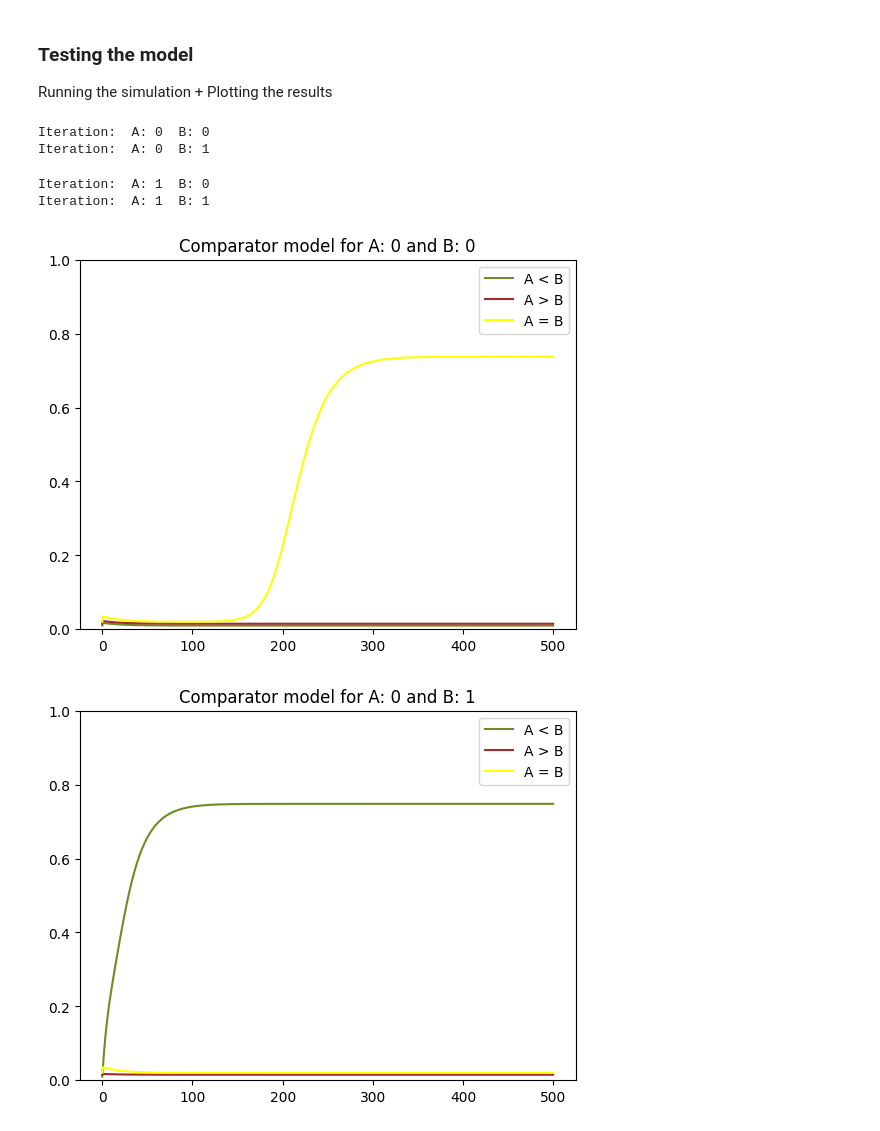
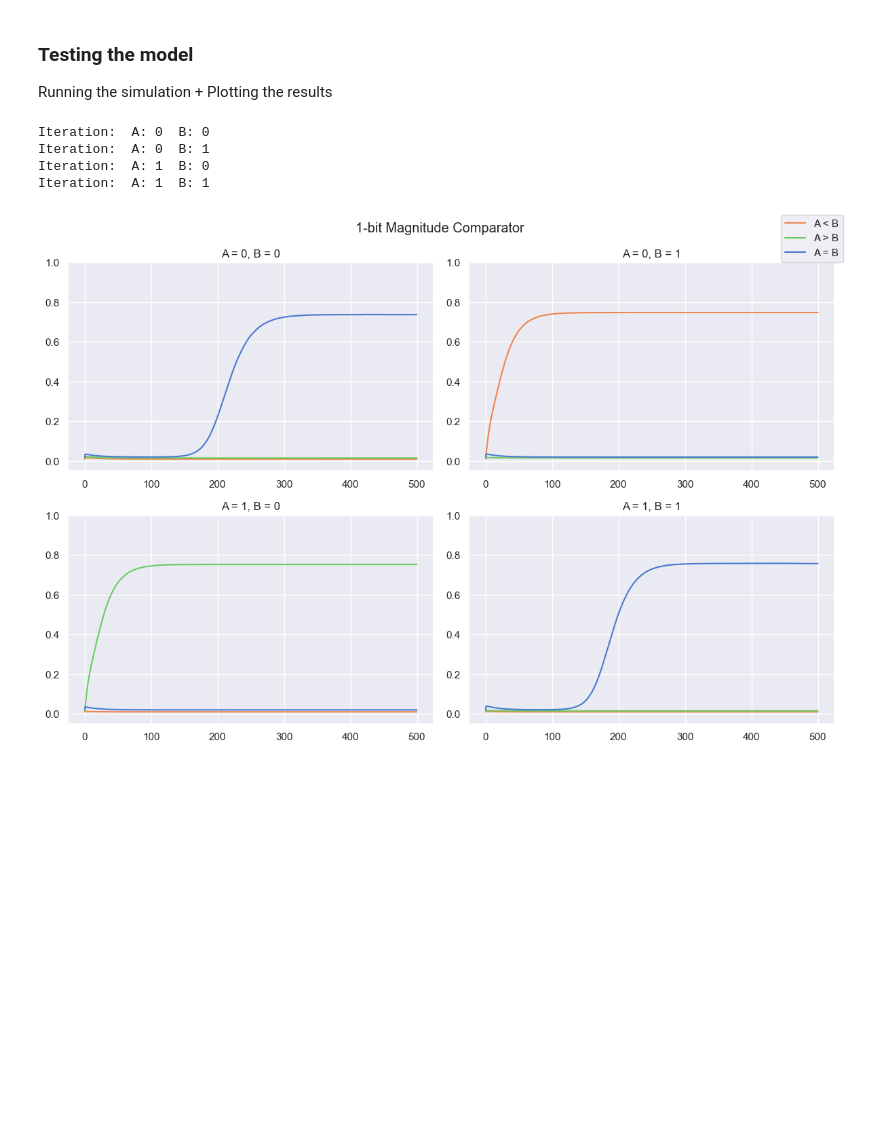
Before and after one commit to ziga7631/CBLB-Comparators, a Jupyter notebook: 1_bit_magnitude_comparator.ipynb, the cells around one changed output. Saved outputs shown, nothing was run; the diff lists cells and outputs as text; code cells hidden in the pictures; blank space fills up the shorter version.

```diff
--- a/1_bit_magnitude_comparator.ipynb
+++ b/1_bit_magnitude_comparator.ipynb
@@ -104,46 +101,60 @@ params = [delta_L,
 # %% [markdown]
 ### Testing the model
 Running the simulation + Plotting the results
+# %%
+import seaborn as sns
+sns.set_theme(style="darkgrid")
 # %%
 t_end = 500
 N = t_end * 10
 T = np.linspace(0, t_end, N)
 
+fig, ax = plt.subplots(nrows=2, ncols=2, figsize=(12, 8))
+iteration_a = -1
+iteration_b = 0
 for A in range(2):
+    iteration_a += 1
+    iteration_b = 0
     for B in range(2):
         print("Iteration: ", "A:", A, " B:", B)
         Y0 = np.zeros(16)
         Y0[8] = A
         Y0[9] = B
         sol = solve_ivp(comparator_model, [0, t_end], Y0, args=params, dense_output=True)
         z = sol.sol(T)
         # Results are in I2, I4, I6
         # Value of A
         value_a = np.full(N, A)
         # Value of B
         value_b = np.full(N, B)
         # Value of A < B
         a_less_than_b =  z.T[:, 11]
         # Value of A > B
         a_more_than_b = z.T[:, 13]
         # Value of A = B
         a_equal_b = z.T[:, 15]
-        fig, ax = plt.subplots()
         #ax.plot(T, value_a, color="red", label="A")
         #ax.plot(T, value_b, color="blue", label="B")
-        ax.set_ylim(bottom=0, top=1)
-        ax.plot(T, a_less_than_b + 0.01, color="olivedrab", label="A < B")
-        ax.plot(T, a_more_than_b + 0.015, color="brown", label="A > B")
-        ax.plot(T, a_equal_b + 0.02, color="yellow", label="A = B")
-        ax.legend()
-        title = "Comparator model for A: {a_bit} and B: {b_bit}".format(a_bit = A, b_bit = B)
-        filename = "slike/1_bit_magnitude_comparator/png/comparator_A{a_bit}_B{b_bit}".format(a_bit = A, b_bit = B)
-        ax.set_title(title)
-        fig.savefig(filename)
+        ax[iteration_a, iteration_b].set_ylim(bottom=-0.05, top=1)
+        if iteration_a == 0 and iteration_b == 0:
+            ax[iteration_a, iteration_b].plot(T, a_less_than_b + 0.01, color=sns.color_palette("muted")[1], label="A < B")
+            ax[iteration_a, iteration_b].plot(T, a_more_than_b + 0.015, color=sns.color_palette("muted")[2], label="A > B")
+            ax[iteration_a, iteration_b].plot(T, a_equal_b + 0.02, color=sns.color_palette("muted")[0], label="A = B")
+        else:
+            ax[iteration_a, iteration_b].plot(T, a_less_than_b + 0.01, color=sns.color_palette("muted")[1])
+            ax[iteration_a, iteration_b].plot(T, a_more_than_b + 0.015, color=sns.color_palette("muted")[2])
+            ax[iteration_a, iteration_b].plot(T, a_equal_b + 0.02, color=sns.color_palette("muted")[0])
+        title = "A = {a_bit}, B = {b_bit}".format(a_bit = A, b_bit = B)
+        ax[iteration_a, iteration_b].set_title(title)
+        iteration_b += 1
+filename = "slike/1_bit_magnitude_comparator/png/comparator_simulation"
+fig.suptitle("1-bit Magnitude Comparator")
+fig.legend()
+fig.tight_layout()
+fig.savefig(filename)
 # %% [output]
 Iteration:  A: 0  B: 0
 Iteration:  A: 0  B: 1
+Iteration:  A: 1  B: 0
+Iteration:  A: 1  B: 1
-Iteration:  A: 1  B: 0
-Iteration:  A: 1  B: 1
-[figure, old version]
+[figure, new version]
-[figure, removed]
```
Also changed, not shown: parts of 2 cells of this notebook, 23 other files.
